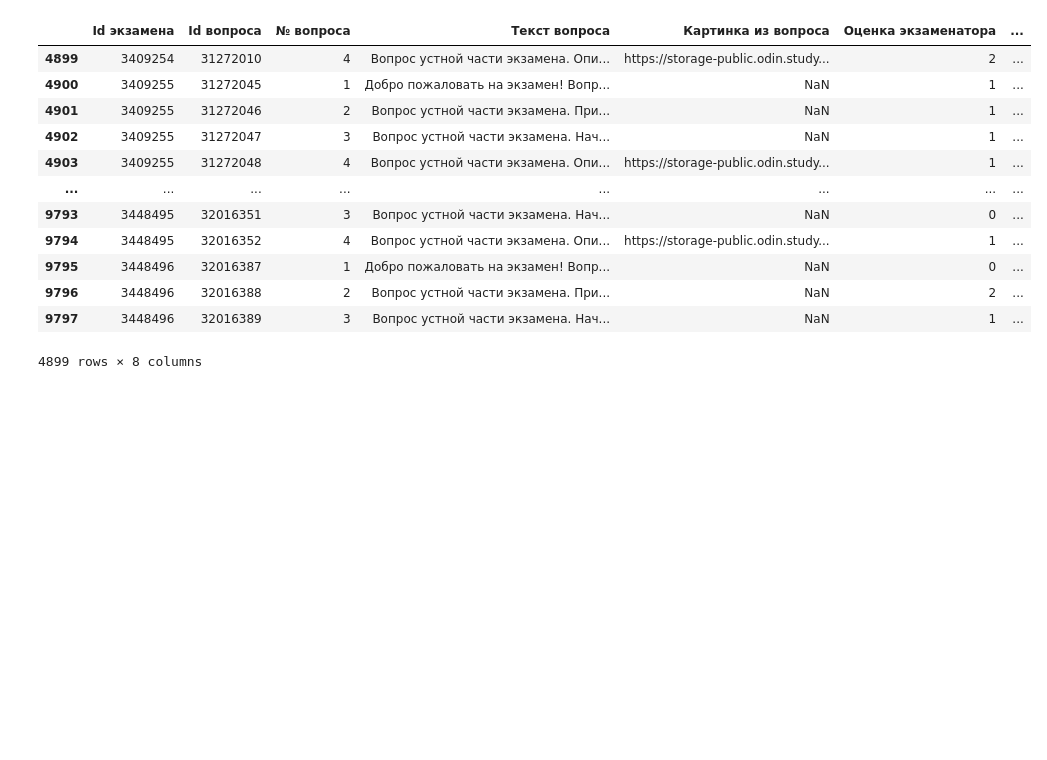
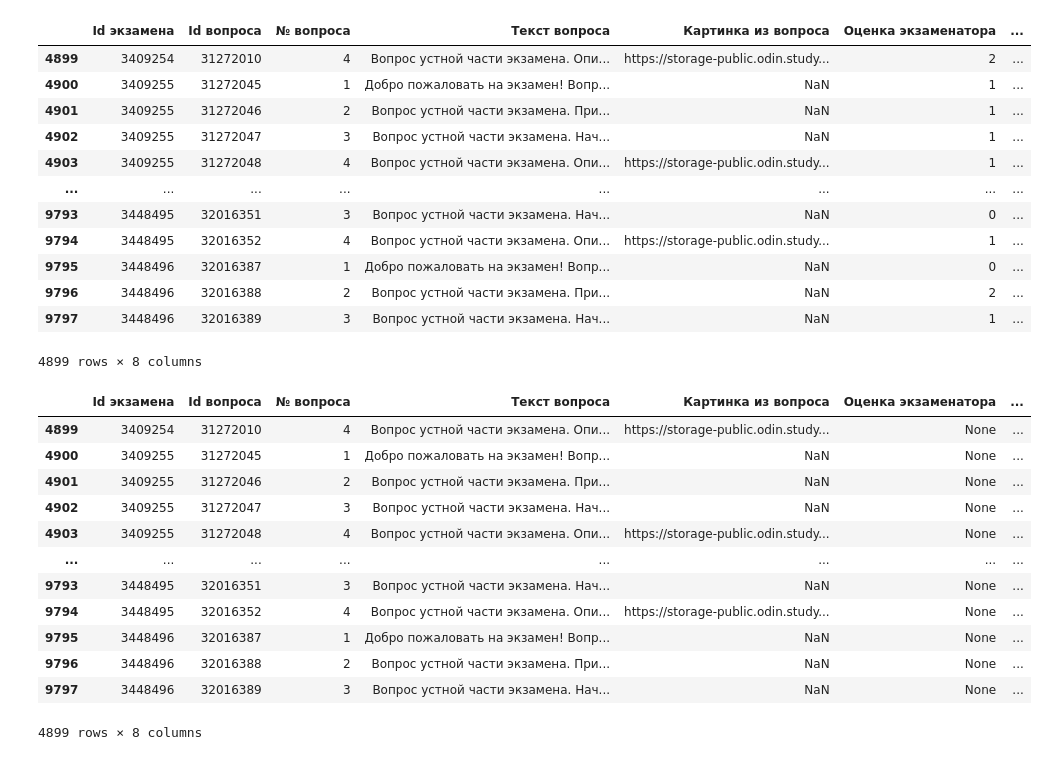
Before and after one commit to LidaChk/sigma108, a Jupyter notebook: get_test_data/get_clear_test_data.ipynb, the cells around one changed output. Cells and saved outputs as stored; diff of their text form; code cells hidden in the pictures; blank space fills up the shorter version.

```diff
--- a/get_test_data/get_clear_test_data.ipynb
+++ b/get_test_data/get_clear_test_data.ipynb
@@ -44,5 +44,21 @@ new_data
 4899 rows × 8 columns
 # %%
 new_data.to_csv("clear_test_with_marks.csv", index=False)
-new_data.loc[0, "Оценка экзаменатора"] = None
+new_data["Оценка экзаменатора"] = None
 new_data.to_csv("clear_test.csv", index=False)
+# %%
+new_data
+# %% [output]
+|  | Id экзамена | Id вопроса | № вопроса | Текст вопроса | Картинка из вопроса | Оценка экзаменатора | ... |
+| 4899 | 3409254 | 31272010 | 4 | Вопрос устной части экзамена. Опи... | https://storage-public.odin.study... | None | ... |
+| 4900 | 3409255 | 31272045 | 1 | Добро пожаловать на экзамен! Вопр... | NaN | None | ... |
+| 4901 | 3409255 | 31272046 | 2 | Вопрос устной части экзамена. При... | NaN | None | ... |
+| 4902 | 3409255 | 31272047 | 3 | Вопрос устной части экзамена. Нач... | NaN | None | ... |
+| 4903 | 3409255 | 31272048 | 4 | Вопрос устной части экзамена. Опи... | https://storage-public.odin.study... | None | ... |
+| ... | ... | ... | ... | ... | ... | ... | ... |
+| 9793 | 3448495 | 32016351 | 3 | Вопрос устной части экзамена. Нач... | NaN | None | ... |
+| 9794 | 3448495 | 32016352 | 4 | Вопрос устной части экзамена. Опи... | https://storage-public.odin.study... | None | ... |
+| 9795 | 3448496 | 32016387 | 1 | Добро пожаловать на экзамен! Вопр... | NaN | None | ... |
+| 9796 | 3448496 | 32016388 | 2 | Вопрос устной части экзамена. При... | NaN | None | ... |
+| 9797 | 3448496 | 32016389 | 3 | Вопрос устной части экзамена. Нач... | NaN | None | ... |
+4899 rows × 8 columns
```
Also changed, not shown: 1 other file.
